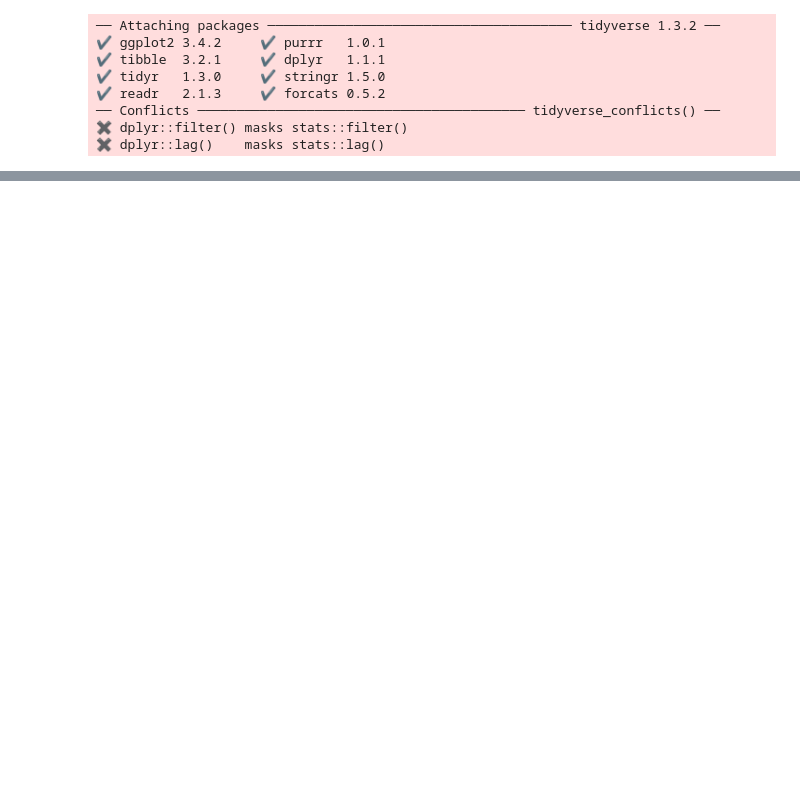
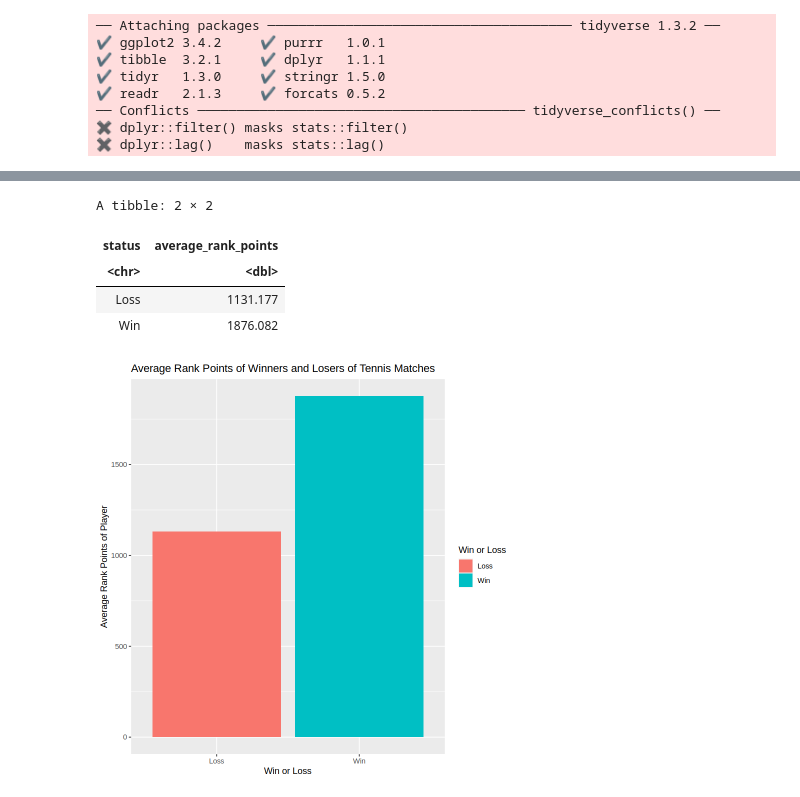
Before and after one commit to Jinception01/DSCI_100_Group_32, a Jupyter notebook: Group_32_Project.ipynb, the cells around one changed output, grey strips where cells are left out. Drawn from its saved outputs; the diff is of its cells as text; code cells hidden in the pictures; blank space fills up the shorter version.

```diff
--- a/Group_32_Project.ipynb
+++ b/Group_32_Project.ipynb
@@ -62,0 +128,4 @@ nrow(new_data)
+# %%
+rank_points_double<- mutate(new_data, rank_points= as.numeric(rank_points))
+double_graph<- mutate(rank_points_double, rank= as.numeric(rank))
+double_graph
@@ -112,0 +192,18 @@ country_losers
+# %%
+ranking_points_data <- double_graph|>
+    group_by(status) |>
+    summarize( average_rank_points = mean(rank_points, na.rm = TRUE))
+
+ranking_points_data |>
+
+ggplot(aes(x=status, y =average_rank_points, fill = status)) +
+    geom_bar(stat="identity") +
+    labs(x = "Win or Loss", y = "Average Rank Points of Player", fill = "Win or Loss") +
+    ggtitle("Average Rank Points of Winners and Losers of Tennis Matches")
+# %% [output]
+A tibble: 2 × 2
+| status | average_rank_points |
+| <chr> | <dbl> |
+| Loss | 1131.177 |
+| Win | 1876.082 |
+[figure, added]
```
Also changed, not shown: parts of 10 cells of this notebook.
